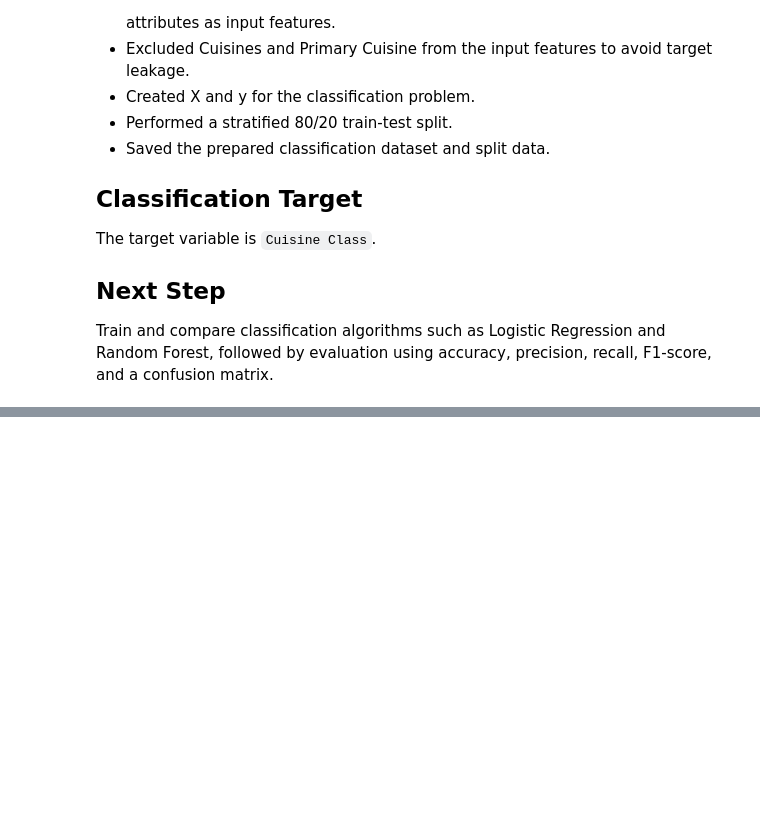
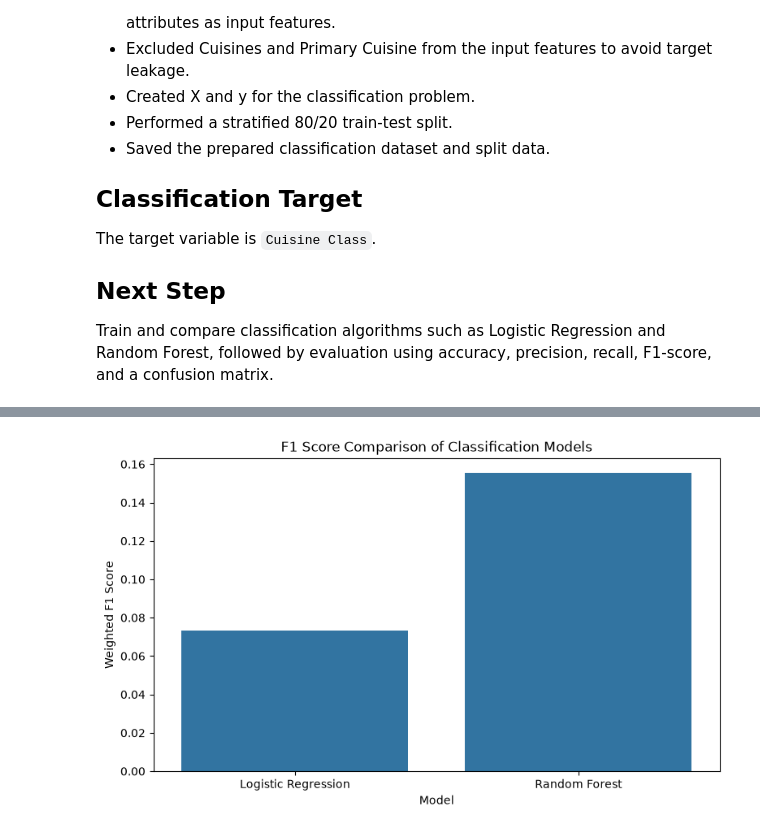
Before and after one commit to aniketsatav/cognifyz-machine-learning-internship, a Jupyter notebook: notebooks/04_Task3_Cuisine_Classification.ipynb, the cells around one changed output, grey strips where cells are left out. Drawn from its saved outputs; the diff is of its cells as text; code cells hidden in the pictures; blank space fills up the shorter version.

```diff
--- a/notebooks/04_Task3_Cuisine_Classification.ipynb
+++ b/notebooks/04_Task3_Cuisine_Classification.ipynb
@@ -525,0 +938,23 @@ accuracy, precision, recall, F1-score, and a confusion matrix.
+# %%
+plt.figure(figsize=(9, 5))
+
+sns.barplot(
+    data=classification_results,
+    x="Model",
+    y="F1 Score"
+)
+
+plt.title("F1 Score Comparison of Classification Models")
+plt.xlabel("Model")
+plt.ylabel("Weighted F1 Score")
+
+plt.savefig(
+    "../outputs/figures/task3_f1_comparison.png",
+    bbox_inches="tight",
+    dpi=300
+)
+
+plt.show()
+plt.close()
+# %% [output]
+[figure, added]
```
Also changed, not shown: parts of 42 cells of this notebook, 8 other files.
